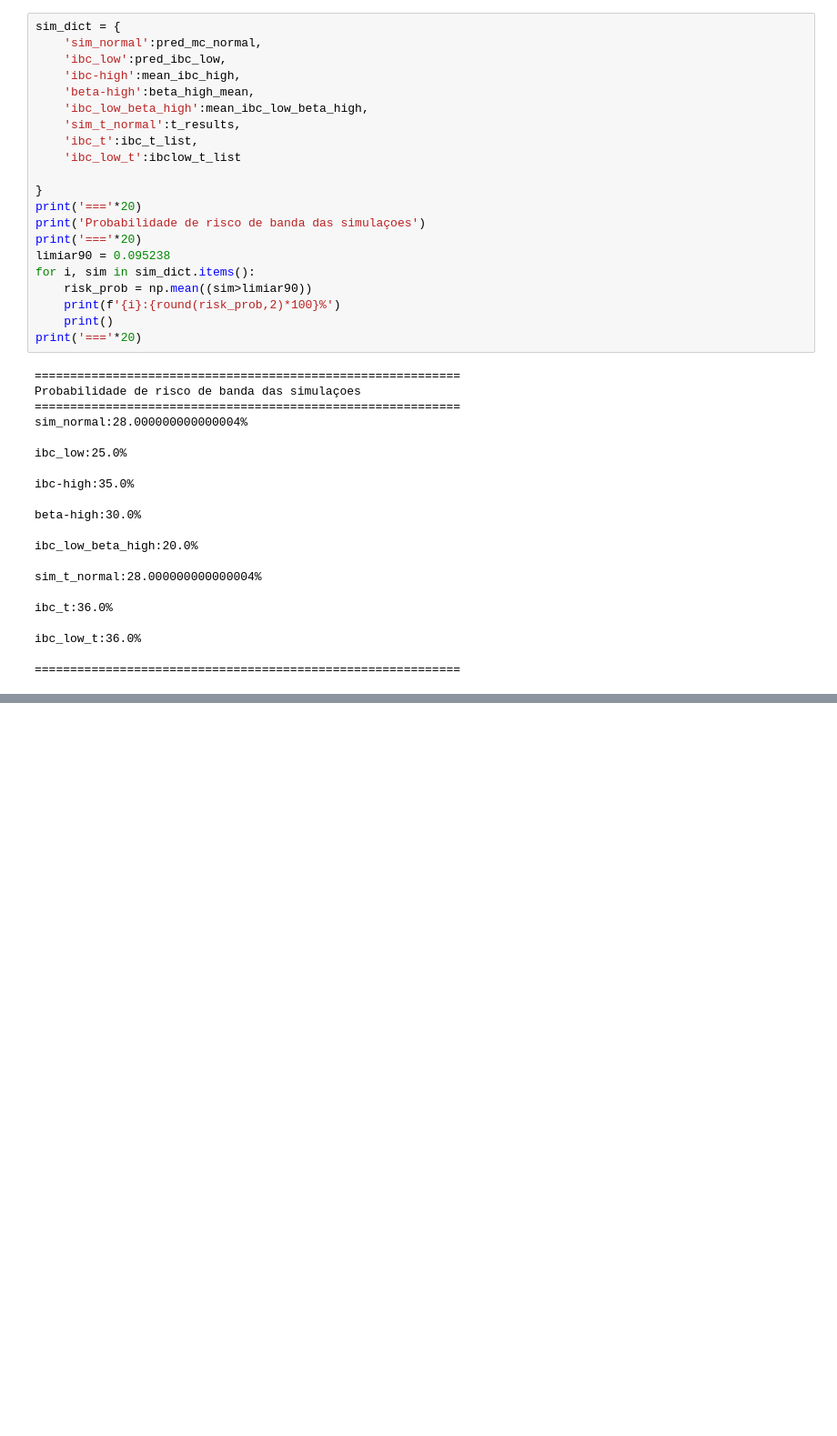
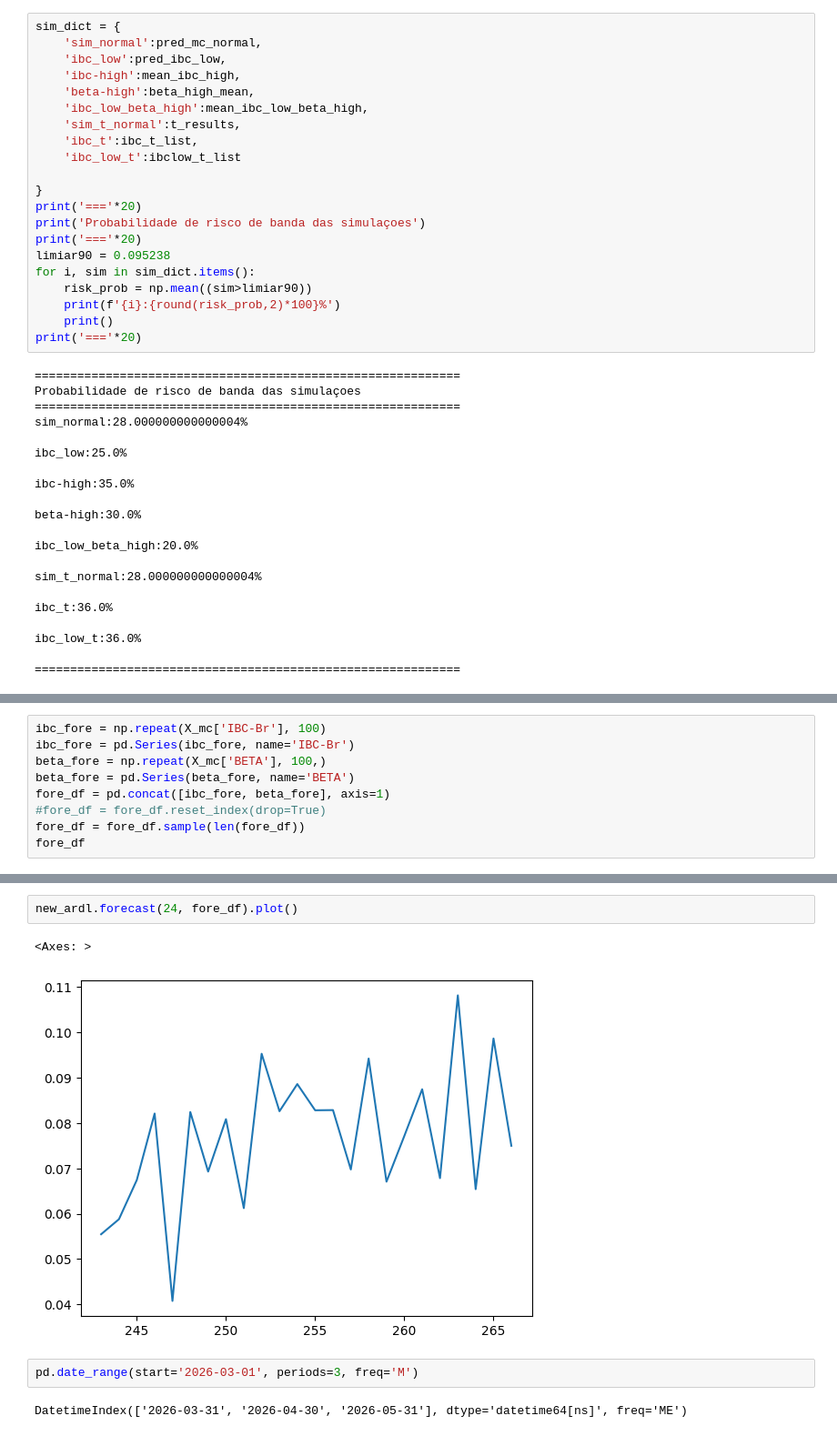
Before and after one commit to WesleySouza13/oil-price-shock-analysis, a Jupyter notebook: notebooks/02_modeling.ipynb, the cells around one changed output, grey strips where cells are left out. Shown at 91% size. Saved outputs shown, nothing was run; the diff lists cells and outputs as text; blank space fills up the shorter version.

```diff
--- a/notebooks/02_modeling.ipynb
+++ b/notebooks/02_modeling.ipynb
@@ -1382,0 +1389,9 @@ ibc_low_t:36.0%
+# %%
+ibc_fore = np.repeat(X_mc['IBC-Br'], 100)
+ibc_fore = pd.Series(ibc_fore, name='IBC-Br')
+beta_fore = np.repeat(X_mc['BETA'], 100,)
+beta_fore = pd.Series(beta_fore, name='BETA')
+fore_df = pd.concat([ibc_fore, beta_fore], axis=1)
+#fore_df = fore_df.reset_index(drop=True)
+fore_df = fore_df.sample(len(fore_df))
+fore_df
@@ -1382,0 +1413,9 @@ ibc_low_t:36.0%
+# %%
+new_ardl.forecast(24, fore_df).plot()
+# %% [output]
+<Axes: >
+[figure, added]
+# %%
+pd.date_range(start='2026-03-01', periods=3, freq='M')
+# %% [output]
+DatetimeIndex(['2026-03-31', '2026-04-30', '2026-05-31'], dtype='datetime64[ns]', freq='ME')
```
Also changed, not shown: parts of 26 cells of this notebook, 6 other files.
